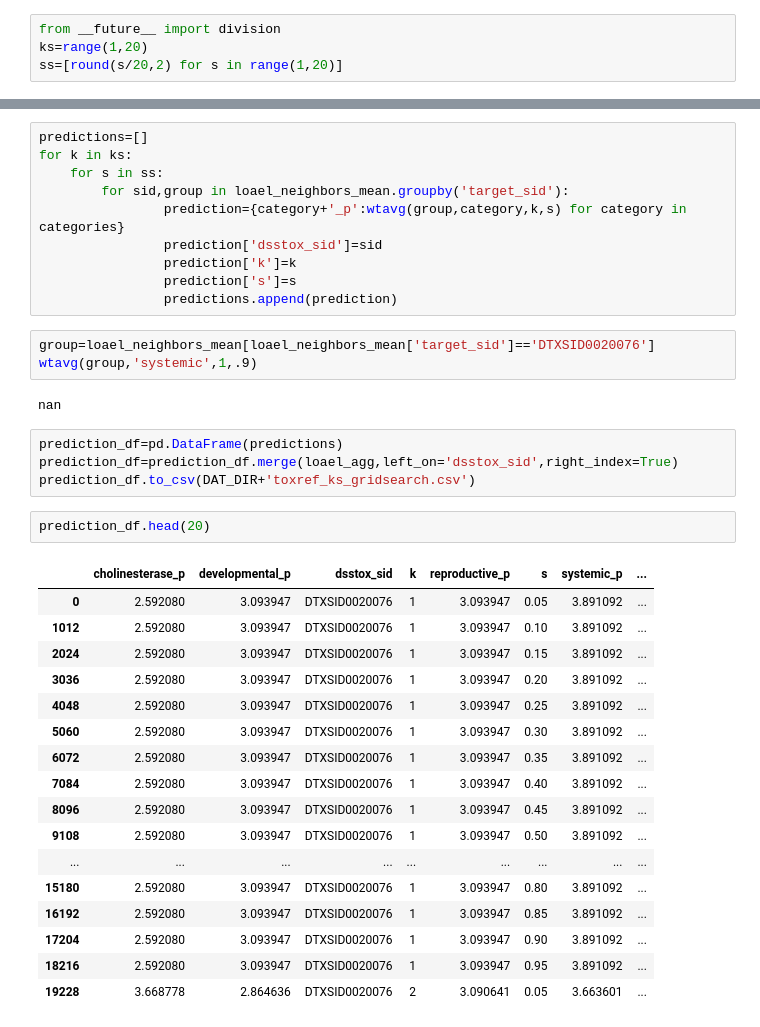
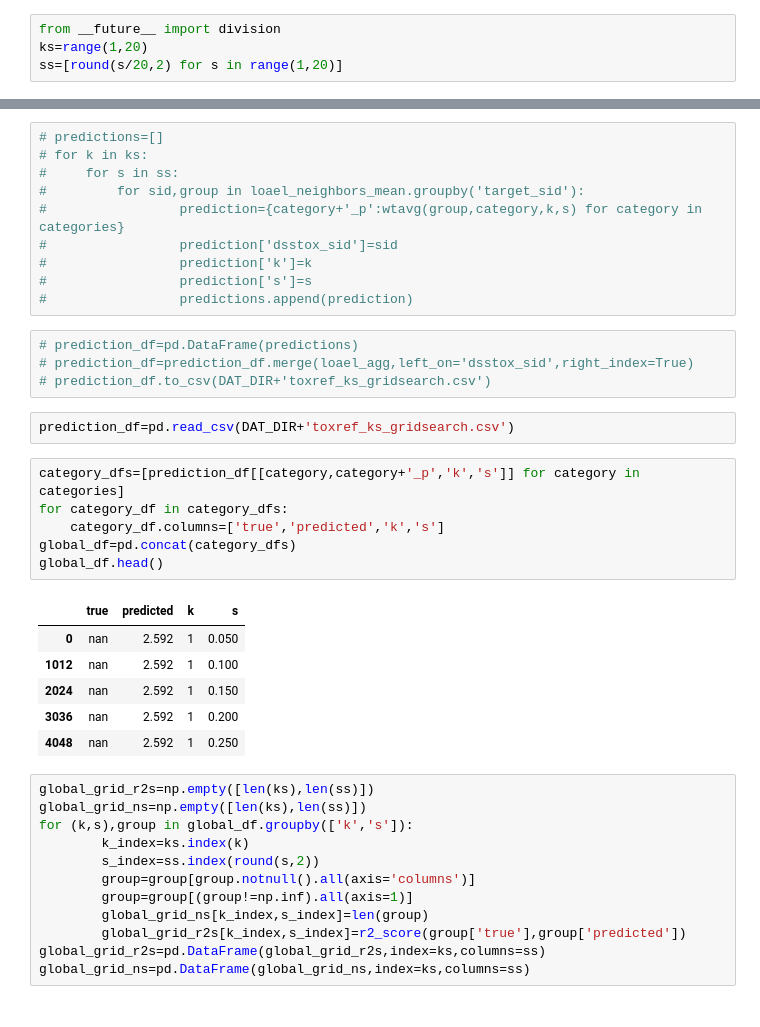
Before and after one commit to georgehelman/genra, a Jupyter notebook: notebooks/rax/rax-genra-toxref.ipynb, the cells around one changed output, grey strips where cells are left out. Drawn from its saved outputs; the diff is of its cells as text.

Commit message:
k,s grid search

```diff
--- a/notebooks/rax/rax-genra-toxref.ipynb
+++ b/notebooks/rax/rax-genra-toxref.ipynb
@@ -914,43 +1064,45 @@ def wtavg(df,name,k,s):
     values=list(df[name])
     return np.average(values,weights=weights)
 # %%
-predictions=[]
-for k in ks:
-    for s in ss:
-        for sid,group in loael_neighbors_mean.groupby('target_sid'):
-                prediction={category+'_p':wtavg(group,category,k,s) for category in categories}
-                prediction['dsstox_sid']=sid
-                prediction['k']=k
-                prediction['s']=s
-                predictions.append(prediction)
+# predictions=[]
+# for k in ks:
+#     for s in ss:
+#         for sid,group in loael_neighbors_mean.groupby('target_sid'):
+#                 prediction={category+'_p':wtavg(group,category,k,s) for category in categories}
+#                 prediction['dsstox_sid']=sid
+#                 prediction['k']=k
+#                 prediction['s']=s
+#                 predictions.append(prediction)
-# %%
-group=loael_neighbors_mean[loael_neighbors_mean['target_sid']=='DTXSID0020076']
-wtavg(group,'systemic',1,.9)
-# %% [output]
-nan
 # %%
-prediction_df=pd.DataFrame(predictions)
-prediction_df=prediction_df.merge(loael_agg,left_on='dsstox_sid',right_index=True)
-prediction_df.to_csv(DAT_DIR+'toxref_ks_gridsearch.csv')
+# prediction_df=pd.DataFrame(predictions)
+# prediction_df=prediction_df.merge(loael_agg,left_on='dsstox_sid',right_index=True)
+# prediction_df.to_csv(DAT_DIR+'toxref_ks_gridsearch.csv')
-# %%
-prediction_df.head(20)
-# %% [output]
-|  | cholinesterase_p | developmental_p | dsstox_sid | k | reproductive_p | s | systemic_p | ... |
-| 0 | 2.592080 | 3.093947 | DTXSID0020076 | 1 | 3.093947 | 0.05 | 3.891092 | ... |
-| 1012 | 2.592080 | 3.093947 | DTXSID0020076 | 1 | 3.093947 | 0.10 | 3.891092 | ... |
-| 2024 | 2.592080 | 3.093947 | DTXSID0020076 | 1 | 3.093947 | 0.15 | 3.891092 | ... |
-| 3036 | 2.592080 | 3.093947 | DTXSID0020076 | 1 | 3.093947 | 0.20 | 3.891092 | ... |
-| 4048 | 2.592080 | 3.093947 | DTXSID0020076 | 1 | 3.093947 | 0.25 | 3.891092 | ... |
-| 5060 | 2.592080 | 3.093947 | DTXSID0020076 | 1 | 3.093947 | 0.30 | 3.891092 | ... |
-| 6072 | 2.592080 | 3.093947 | DTXSID0020076 | 1 | 3.093947 | 0.35 | 3.891092 | ... |
-| 7084 | 2.592080 | 3.093947 | DTXSID0020076 | 1 | 3.093947 | 0.40 | 3.891092 | ... |
-| 8096 | 2.592080 | 3.093947 | DTXSID0020076 | 1 | 3.093947 | 0.45 | 3.891092 | ... |
-| 9108 | 2.592080 | 3.093947 | DTXSID0020076 | 1 | 3.093947 | 0.50 | 3.891092 | ... |
-| ... | ... | ... | ... | ... | ... | ... | ... | ... |
-| 15180 | 2.592080 | 3.093947 | DTXSID0020076 | 1 | 3.093947 | 0.80 | 3.891092 | ... |
-| 16192 | 2.592080 | 3.093947 | DTXSID0020076 | 1 | 3.093947 | 0.85 | 3.891092 | ... |
-| 17204 | 2.592080 | 3.093947 | DTXSID0020076 | 1 | 3.093947 | 0.90 | 3.891092 | ... |
-| 18216 | 2.592080 | 3.093947 | DTXSID0020076 | 1 | 3.093947 | 0.95 | 3.891092 | ... |
-| 19228 | 3.668778 | 2.864636 | DTXSID0020076 | 2 | 3.090641 | 0.05 | 3.663601 | ... |
+# %%
+prediction_df=pd.read_csv(DAT_DIR+'toxref_ks_gridsearch.csv')
+# %%
+category_dfs=[prediction_df[[category,category+'_p','k','s']] for category in categories]
+for category_df in category_dfs:
+    category_df.columns=['true','predicted','k','s']
+global_df=pd.concat(category_dfs)
+global_df.head()
+# %% [output]
+|  | true | predicted | k | s |
+| 0 | nan | 2.592 | 1 | 0.050 |
+| 1012 | nan | 2.592 | 1 | 0.100 |
+| 2024 | nan | 2.592 | 1 | 0.150 |
+| 3036 | nan | 2.592 | 1 | 0.200 |
+| 4048 | nan | 2.592 | 1 | 0.250 |
+# %%
+global_grid_r2s=np.empty([len(ks),len(ss)])
+global_grid_ns=np.empty([len(ks),len(ss)])
+for (k,s),group in global_df.groupby(['k','s']):
+        k_index=ks.index(k)
+        s_index=ss.index(round(s,2))
+        group=group[group.notnull().all(axis='columns')]
+        group=group[(group!=np.inf).all(axis=1)]
+        global_grid_ns[k_index,s_index]=len(group)
+        global_grid_r2s[k_index,s_index]=r2_score(group['true'],group['predicted'])
+global_grid_r2s=pd.DataFrame(global_grid_r2s,index=ks,columns=ss)
+global_grid_ns=pd.DataFrame(global_grid_ns,index=ks,columns=ss)
 # %%
 grid_r2s={category:np.empty([len(ks),len(ss)]) for category in categories}
```
Also changed, not shown: parts of 23 cells of this notebook.
